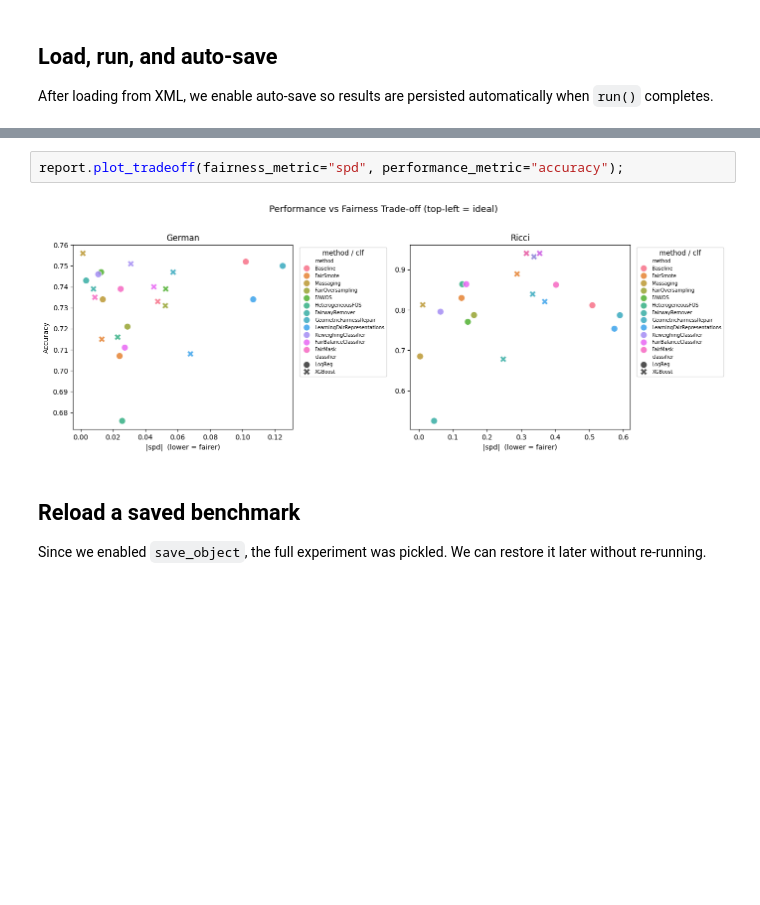
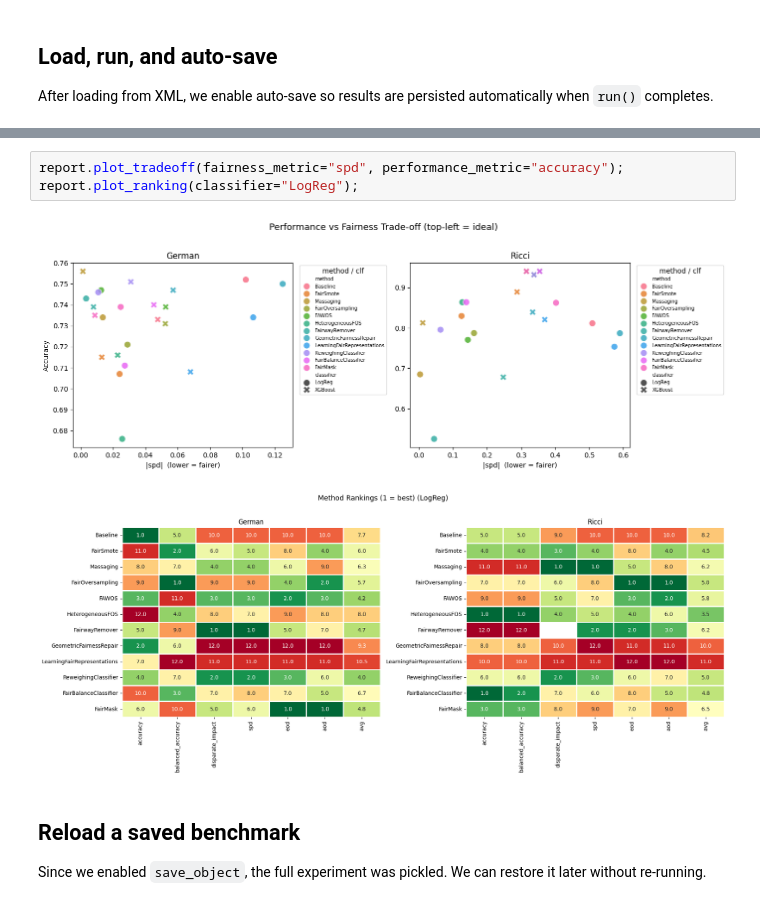
Before and after one commit to jmcfig/scikit-fair, a Jupyter notebook: examples/06_benchmark.ipynb, the cells around one changed output, grey strips where cells are left out. Saved outputs shown, nothing was run; the diff lists cells and outputs as text; blank space fills up the shorter version.

```diff
--- a/examples/06_benchmark.ipynb
+++ b/examples/06_benchmark.ipynb
@@ -148,7 +202,9 @@ for name, df in tables.items():
 # %%
 report.plot_tradeoff(fairness_metric="spd", performance_metric="accuracy");
+report.plot_ranking(classifier="LogReg");
 # %% [output]
 [figure]
+[figure, added]
 # %% [markdown]
 ## Reload a saved benchmark
 
```
Also changed, not shown: parts of 3 cells of this notebook, 7 other files.
